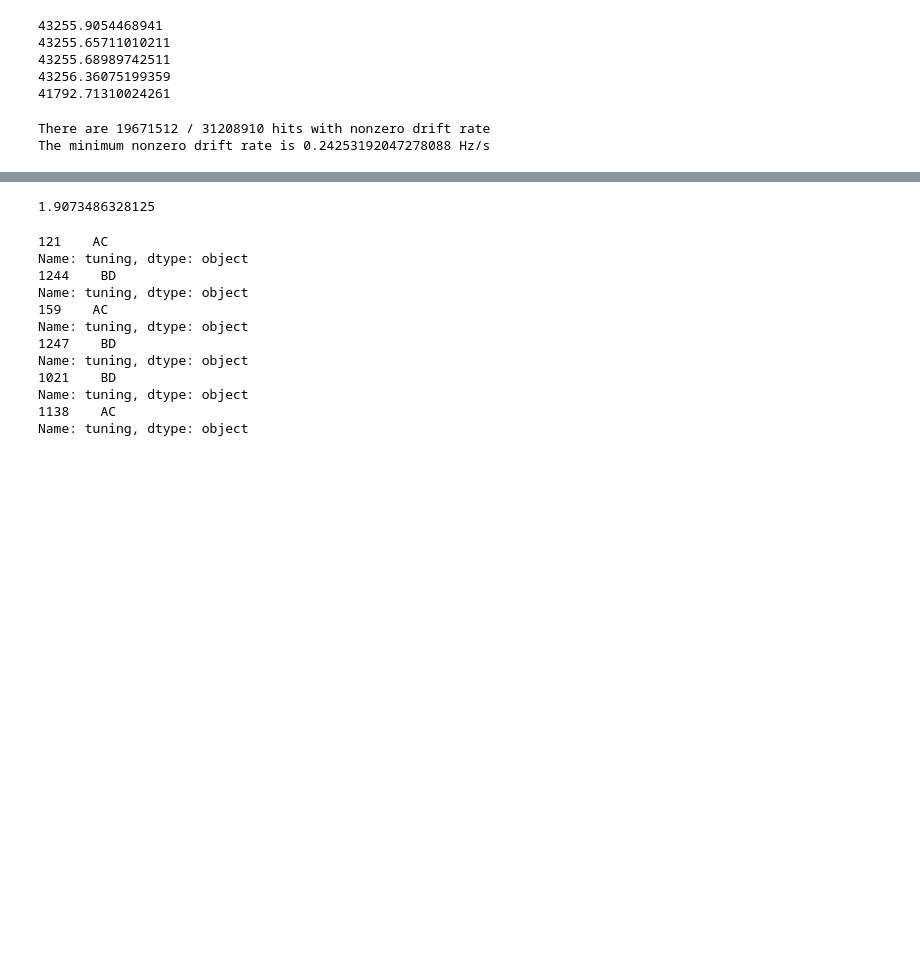
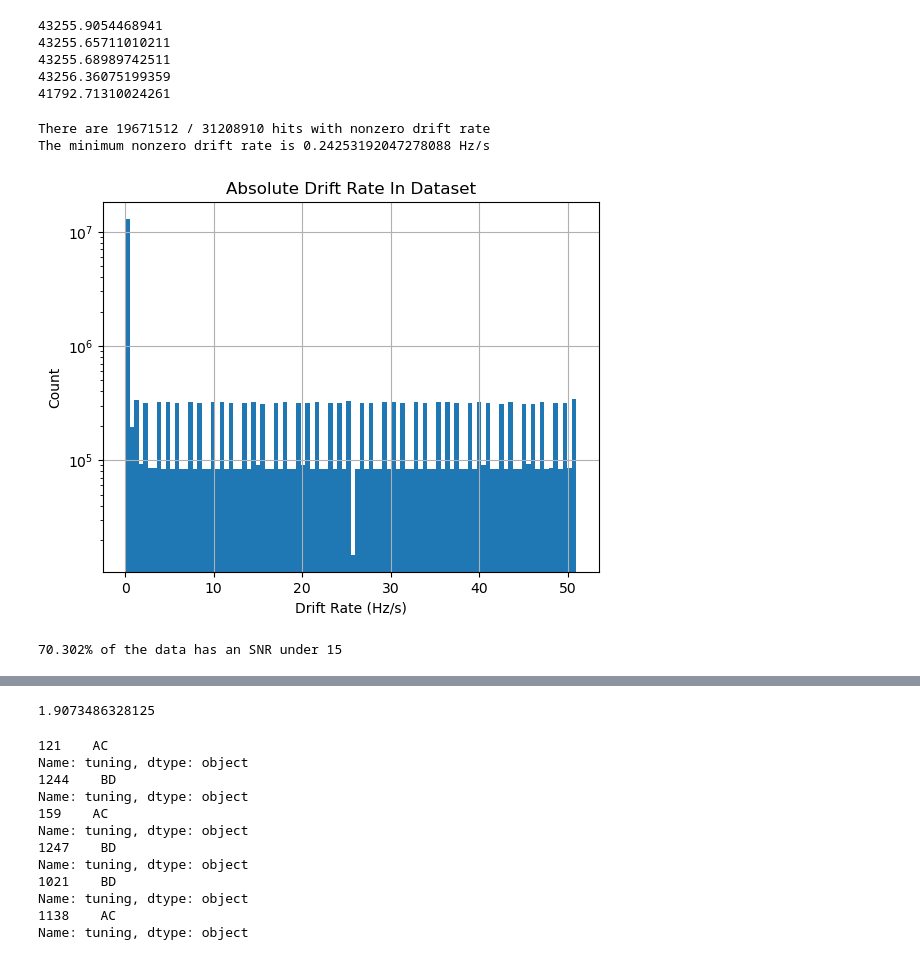
Before and after one commit to talonmyburgh/BL-COSMIC-HighFreq-Search, a Jupyter notebook: messing_around/messing_around.ipynb, the cells around one changed output, grey strips where cells are left out. Saved outputs shown, nothing was run; the diff lists cells and outputs as text; code cells hidden in the pictures; blank space fills up the shorter version.

```diff
--- a/messing_around/messing_around.ipynb
+++ b/messing_around/messing_around.ipynb
@@ -842,3 +842,19 @@ print("The minimum nonzero drift rate is", df[nonzero_drift_rate]["signal_drift_
 # %% [output]
 There are 19671512 / 31208910 hits with nonzero drift rate
 The minimum nonzero drift rate is 0.24253192047278088 Hz/s
+# %%
+# Histogram drift rates
+df["signal_drift_rate"].abs().hist(bins=100)
+plt.title("Absolute Drift Rate In Dataset")
+plt.xlabel("Drift Rate (Hz/s)")
+plt.ylabel("Count")
+plt.yscale('log')
+# plt.xscale('log')
+plt.show()
+# %% [output]
+[figure, added]
+# %%
+thresh = 15
+print(f"{round((df.signal_snr < thresh).sum() *100 / len(df), 3)}% of the data has an SNR under {thresh}")
+# %% [output]
+70.302% of the data has an SNR under 15
```
Also changed, not shown: parts of 1 cell of this notebook, 48 other files.
